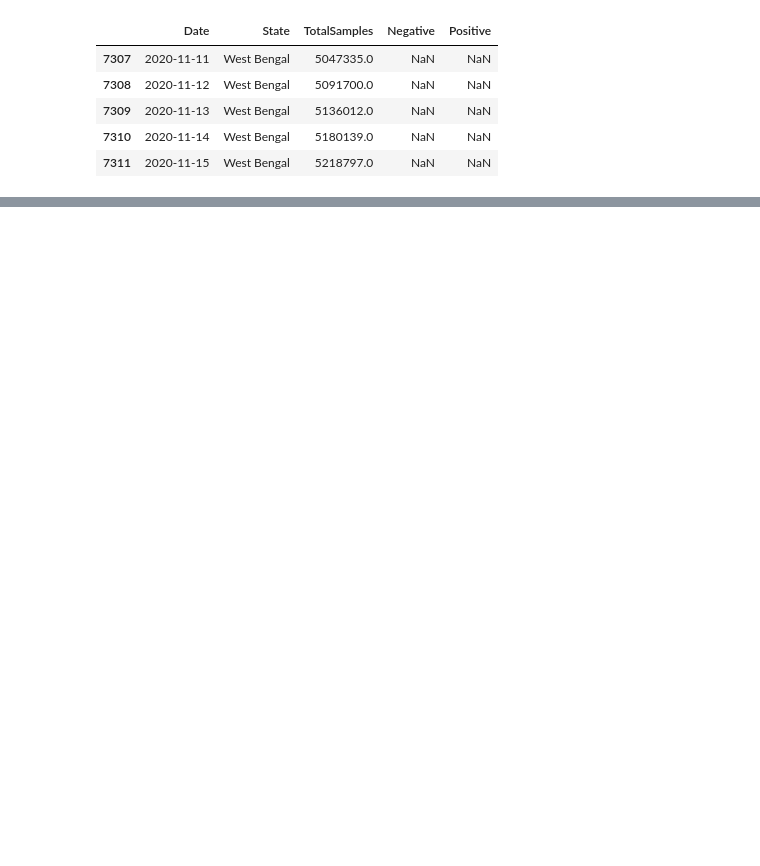
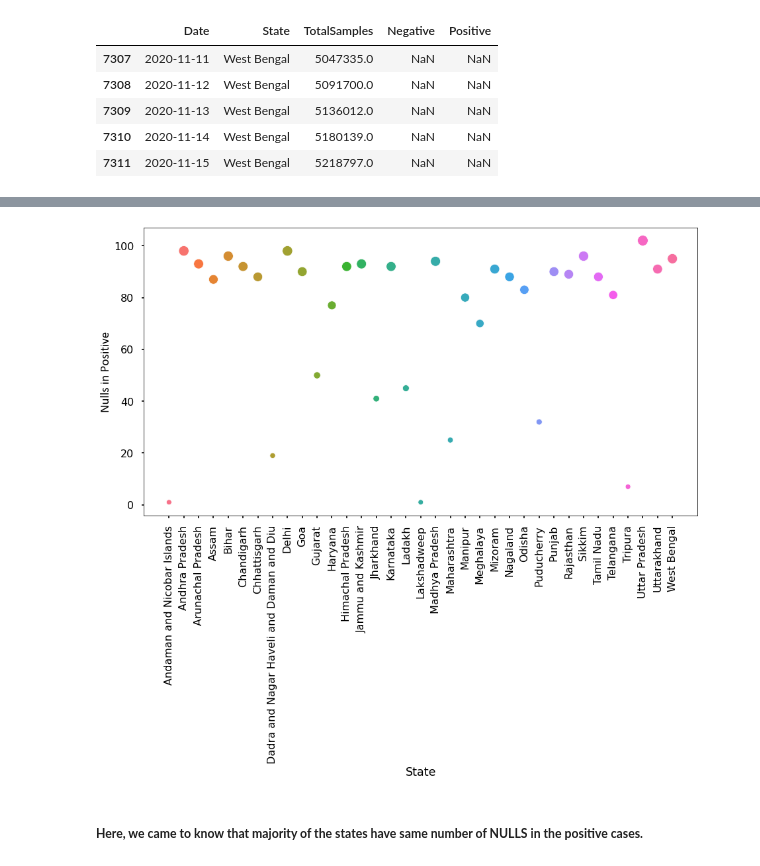
Before and after one commit to raj-shr-git/AAIC_Practice, a Jupyter notebook: VIDEO_PRACTICE/MODULE-1/ANOVA_Test.ipynb, the cells around one changed output, grey strips where cells are left out. Cells and saved outputs as stored; diff of their text form; code cells hidden in the pictures; blank space fills up the shorter version.

```diff
--- a/VIDEO_PRACTICE/MODULE-1/ANOVA_Test.ipynb
+++ b/VIDEO_PRACTICE/MODULE-1/ANOVA_Test.ipynb
@@ -181,0 +158,23 @@ state_ws_test[~state_ws_test['Negative'].isna()]
+# %%
+def dense_groups(density=0):
+    """
+    Description: This function defines the density group based on the state's density value.
+    Input: It accepts only one parameter -- density (by default its 0)
+    Return: Returns the density group name.
+    """
+    try:
+        if 0<density<=300:
+            grp_name = 'Dense1'
+        elif 300<density<=600:
+            grp_name = 'Dense2'
+        elif 600<density<=900:
+            grp_name = 'Dense3'
+        elif 900<density<=1200:
+            grp_name = 'Dense4'
+        else:
+            grp_name = 'Dense5'
+    except ValueError as err:
+        pass
+    return grp_name
+# %%
+pop_test_df['Dense_grp'] = list(map(dense_groups,pop_test_df['Density in km2']))
@@ -181,0 +190,12 @@ state_ws_test[~state_ws_test['Negative'].isna()]
+# %%
+state_ws_nulls_in_pos = pop_test_df[pop_test_df['Positive'].isna()].groupby(['State'])[['State']].count().rename(columns={'State':'Nulls_in_pos'}).reset_index()
+# %%
+with plt.style.context('seaborn-poster'):
+    plt.figure(figsize=(15,8))
+    sns.scatterplot(data=state_ws_nulls_in_pos,x='State',y='Nulls_in_pos',size=((state_ws_nulls_in_pos['Nulls_in_pos']*.1)**2),hue='State',legend=False)
+    plt.xticks(rotation=90)
+    plt.ylabel("Nulls in Positive", fontdict={'size':19,'family':'calibri','style':'normal'})
+# %% [output]
+[figure, added]
+# %% [markdown]
+##### **Here, we came to know that majority of the states have same number of NULLS in the positive cases.**
```
Also changed, not shown: parts of 71 cells of this notebook.
